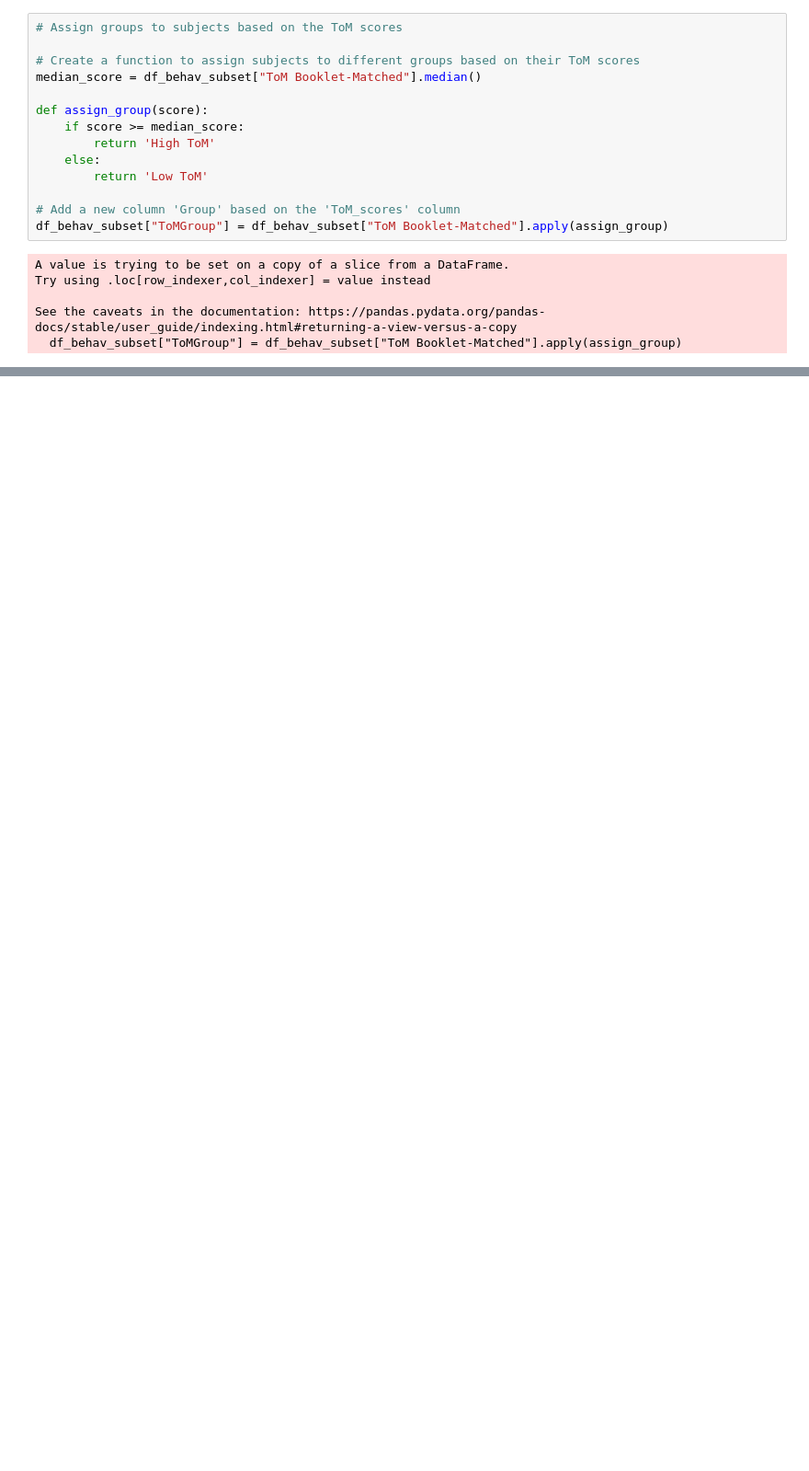
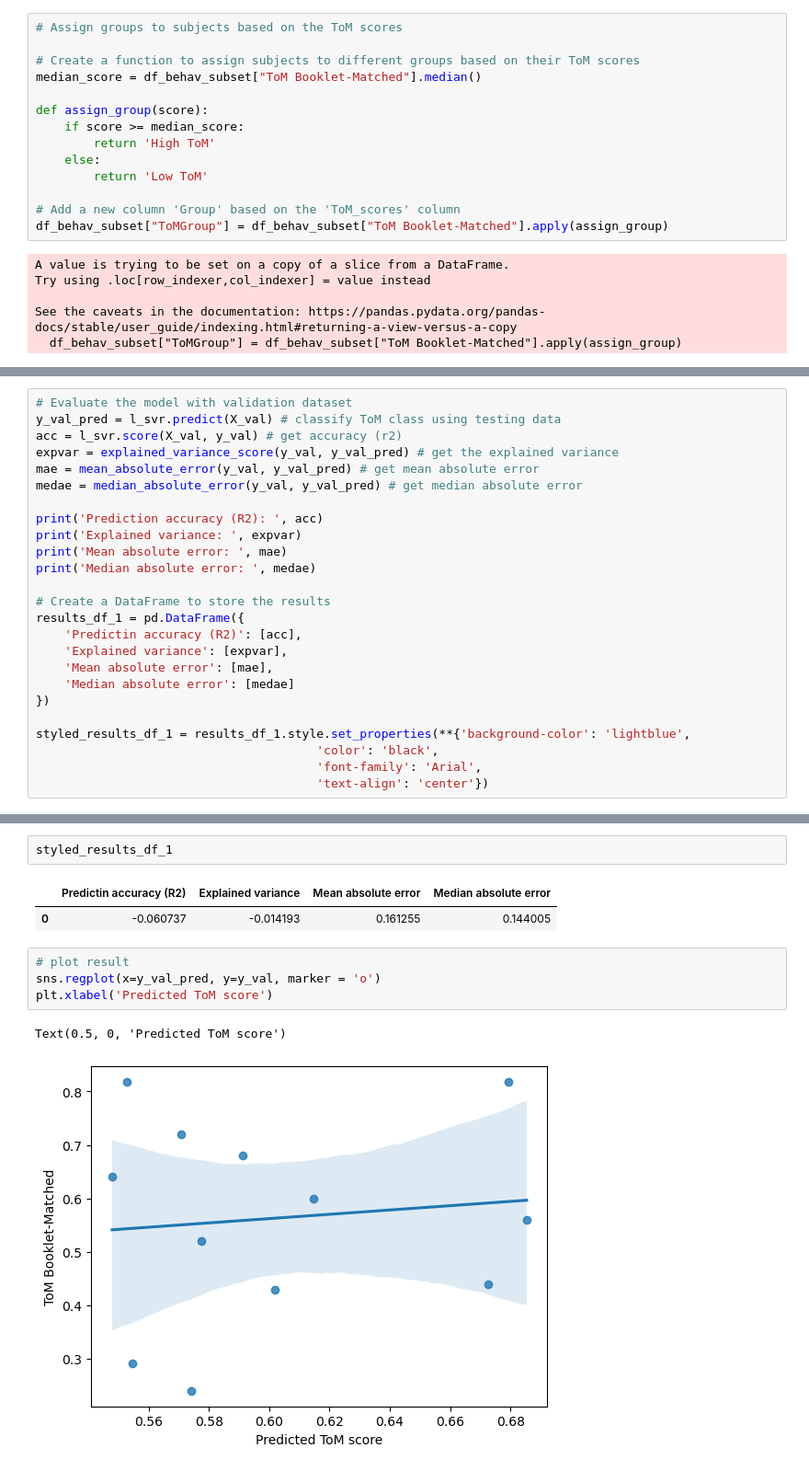
Before and after one commit to psy3019-6973-2026/Naomie_Unveiling_children_ToM_with_rsfmri, a Jupyter notebook: Rioux_recreation_ToM.ipynb, the cells around one changed output, grey strips where cells are left out. Shown at 92% size. Drawn from its saved outputs; the diff is of its cells as text; blank space fills up the shorter version.

```diff
--- a/Rioux_recreation_ToM.ipynb
+++ b/Rioux_recreation_ToM.ipynb
@@ -383,0 +595,25 @@ See the caveats in the documentation: https://pandas.pydata.org/pandas-docs/stab
+# %%
+# Evaluate the model with validation dataset
+y_val_pred = l_svr.predict(X_val) # classify ToM class using testing data
+acc = l_svr.score(X_val, y_val) # get accuracy (r2)
+expvar = explained_variance_score(y_val, y_val_pred) # get the explained variance
+mae = mean_absolute_error(y_val, y_val_pred) # get mean absolute error
+medae = median_absolute_error(y_val, y_val_pred) # get median absolute error
+
+print('Prediction accuracy (R2): ', acc)
+print('Explained variance: ', expvar)
+print('Mean absolute error: ', mae)
+print('Median absolute error: ', medae)
+
+# Create a DataFrame to store the results
+results_df_1 = pd.DataFrame({
+    'Predictin accuracy (R2)': [acc],
+    'Explained variance': [expvar],
+    'Mean absolute error': [mae],
+    'Median absolute error': [medae]
+})
+
+styled_results_df_1 = results_df_1.style.set_properties(**{'background-color': 'lightblue',
+                                       'color': 'black',
+                                       'font-family': 'Arial',
+                                       'text-align': 'center'})
@@ -383,0 +625,12 @@ See the caveats in the documentation: https://pandas.pydata.org/pandas-docs/stab
+# %%
+styled_results_df_1
+# %% [output]
+|  | Predictin accuracy (R2) | Explained variance | Mean absolute error | Median absolute error |
+| 0 | -0.060737 | -0.014193 | 0.161255 | 0.144005 |
+# %%
+# plot result
+sns.regplot(x=y_val_pred, y=y_val, marker = 'o')
+plt.xlabel('Predicted ToM score')
+# %% [output]
+Text(0.5, 0, 'Predicted ToM score')
+[figure, added]
```
Also changed, not shown: parts of 26 cells of this notebook.
